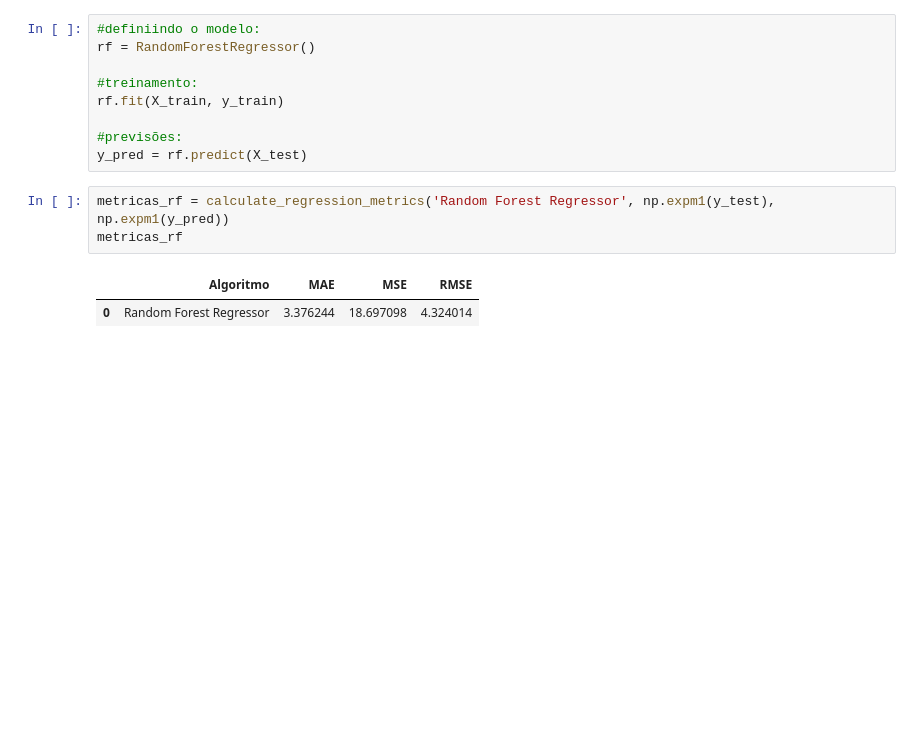
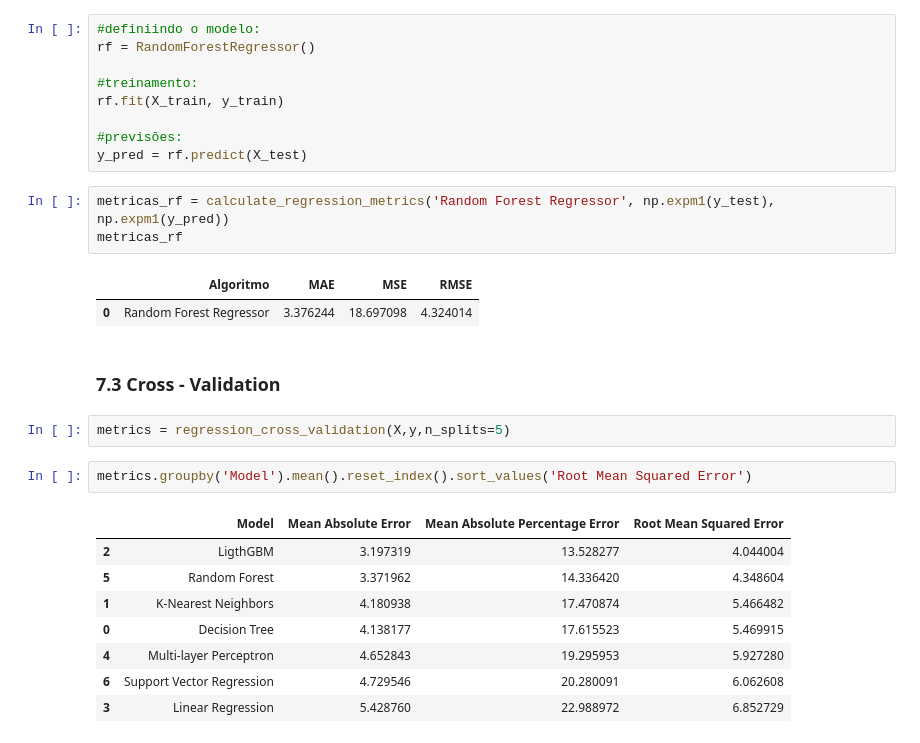
Before and after one commit to samantasobral/projeto_integrador_2, a Jupyter notebook: notebooks/Delivery.ipynb, the cells around one changed output. Saved outputs shown, nothing was run; the diff lists cells and outputs as text; blank space fills up the shorter version.

Commit message:
feature: cross-validation

```diff
--- a/notebooks/Delivery.ipynb
+++ b/notebooks/Delivery.ipynb
@@ -832,3 +922,18 @@ metricas_rf
 # %% [output]
 |  | Algoritmo | MAE | MSE | RMSE |
 | 0 | Random Forest Regressor | 3.376244 | 18.697098 | 4.324014 |
+# %% [markdown]
+### 7.3 Cross - Validation
+# %%
+metrics = regression_cross_validation(X,y,n_splits=5)
+# %%
+metrics.groupby('Model').mean().reset_index().sort_values('Root Mean Squared Error')
+# %% [output]
+|  | Model | Mean Absolute Error | Mean Absolute Percentage Error | Root Mean Squared Error |
+| 2 | LigthGBM | 3.197319 | 13.528277 | 4.044004 |
+| 5 | Random Forest | 3.371962 | 14.336420 | 4.348604 |
+| 1 | K-Nearest Neighbors | 4.180938 | 17.470874 | 5.466482 |
+| 0 | Decision Tree | 4.138177 | 17.615523 | 5.469915 |
+| 4 | Multi-layer Perceptron | 4.652843 | 19.295953 | 5.927280 |
+| 6 | Support Vector Regression | 4.729546 | 20.280091 | 6.062608 |
+| 3 | Linear Regression | 5.428760 | 22.988972 | 6.852729 |
```
Also changed, not shown: parts of 4 cells of this notebook.
